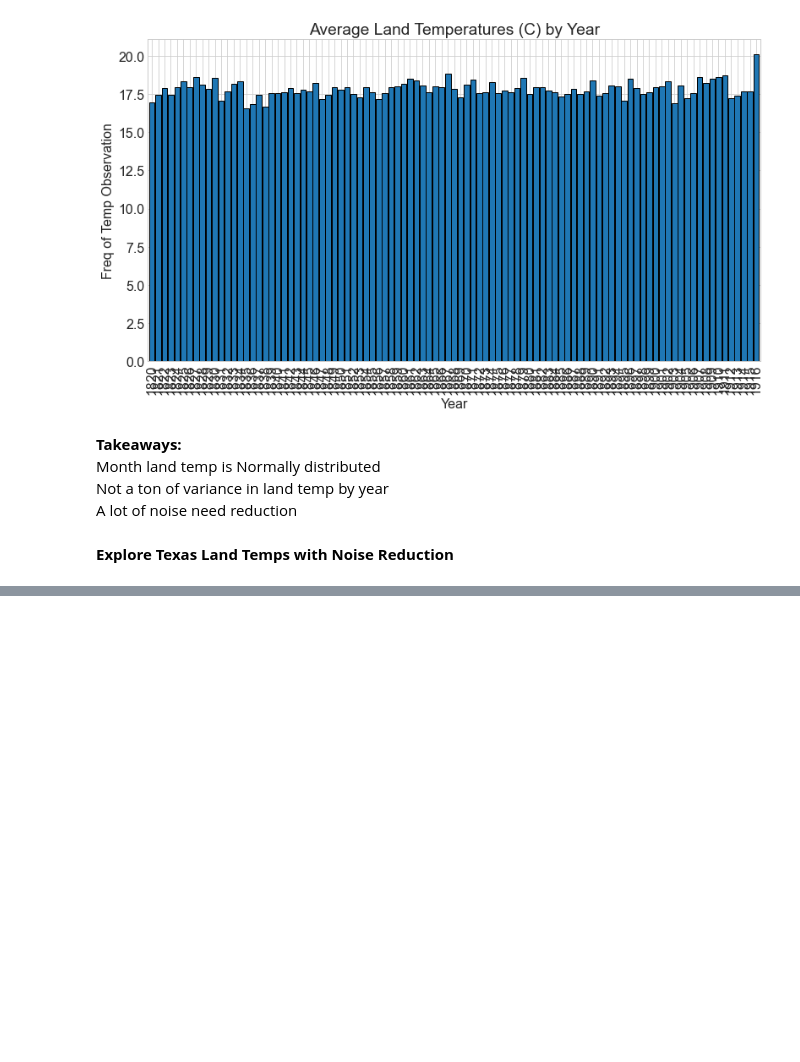
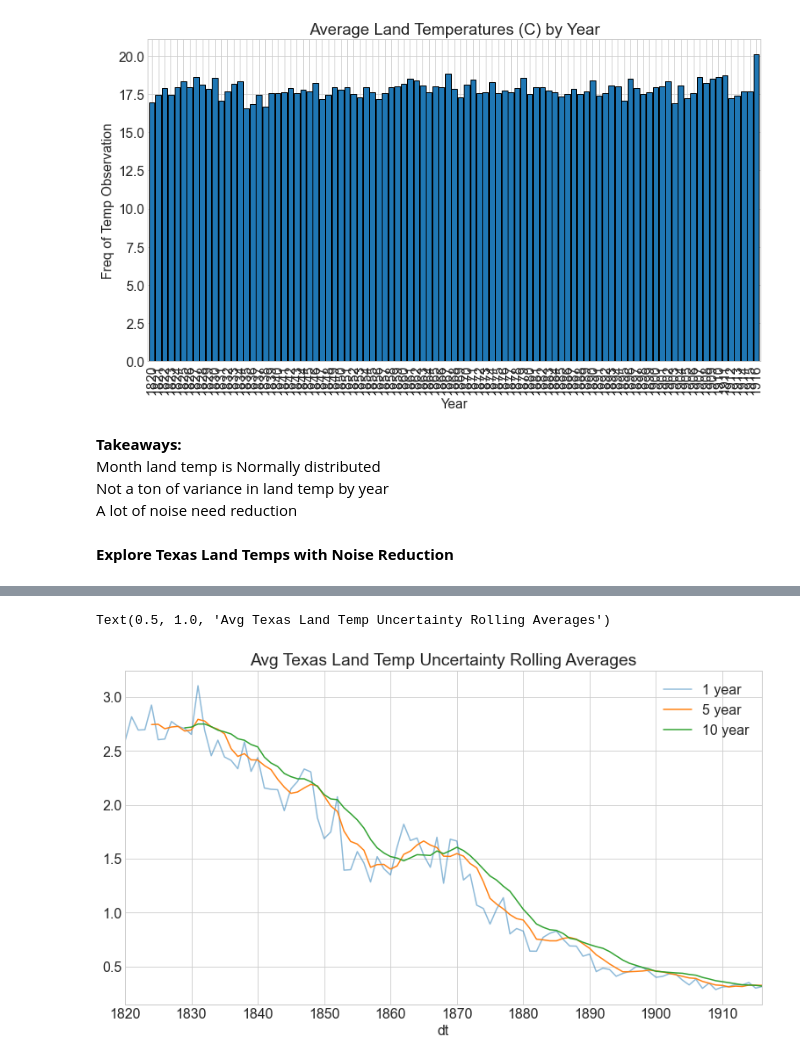
Before and after one commit to justin-m-sullivan/TSA_Earth_Surface_Temp, a Jupyter notebook: texas_land_temps_explore.ipynb, the cells around one changed output, grey strips where cells are left out. Saved outputs shown, nothing was run; the diff lists cells and outputs as text; code cells hidden in the pictures; blank space fills up the shorter version.

```diff
--- a/texas_land_temps_explore.ipynb
+++ b/texas_land_temps_explore.ipynb
@@ -230,0 +330,10 @@ plt.legend()
+# %%
+#Visualize with rolling averages to reduce noise
+y.resample('Y').mean().rolling(1).mean().plot(alpha=.5, label='1 year')
+y.resample('Y').mean().rolling(5).mean().plot(alpha=8, label='5 year')
+y.resample('Y').mean().rolling(10).mean().plot(alpha=8, label='10 year')
+plt.legend()
+plt.title('Avg Texas Land Temp Uncertainty Rolling Averages')
+# %% [output]
+Text(0.5, 1.0, 'Avg Texas Land Temp Uncertainty Rolling Averages')
+[figure, added]
```
Also changed, not shown: parts of 60 cells of this notebook.
